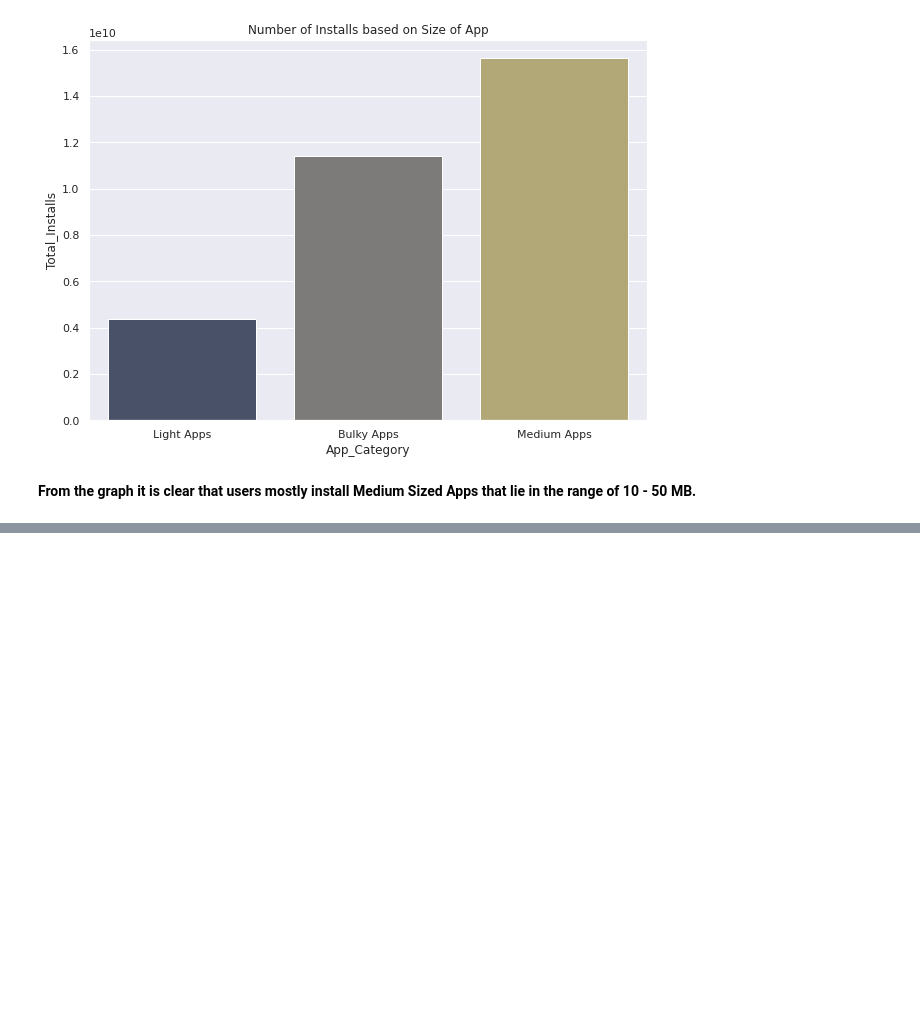
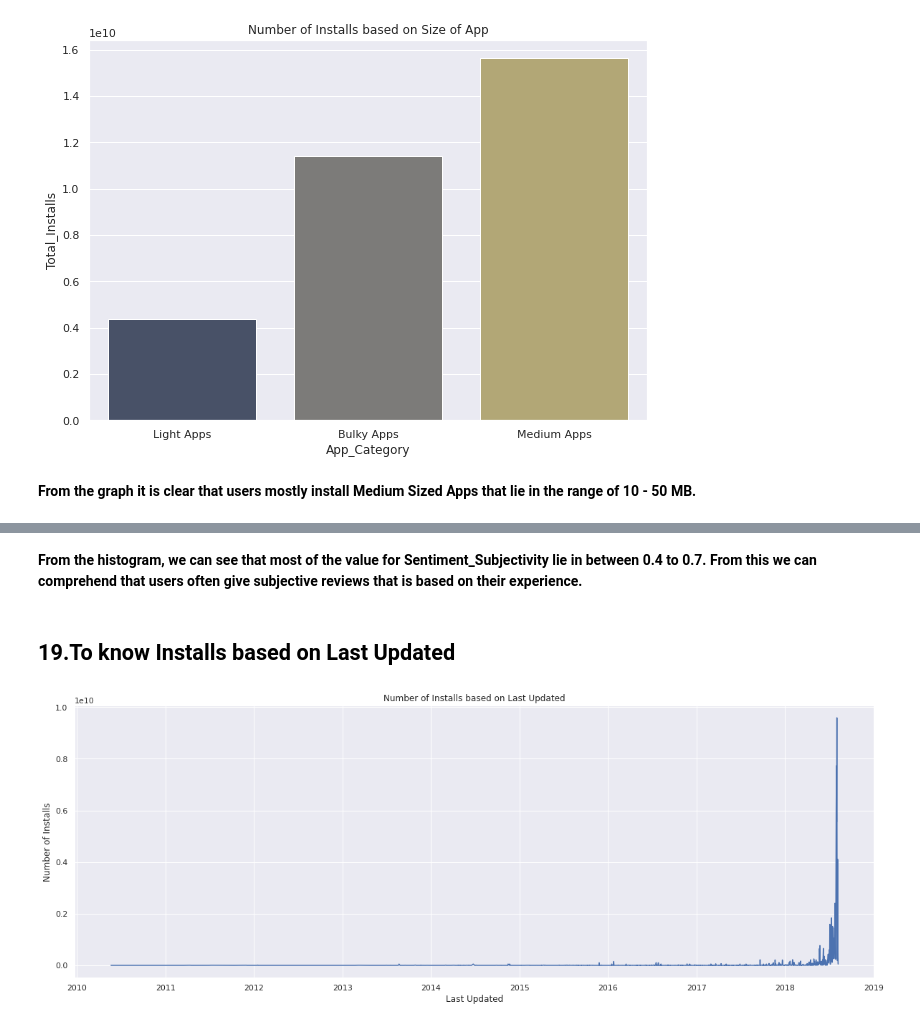
Before and after one commit to Srijan-Rai/Playstore, a Jupyter notebook: Final_Play_Store_App_Analysis.ipynb, the cells around one changed output, grey strips where cells are left out. Cells and saved outputs as stored; diff of their text form; code cells hidden in the pictures; blank space fills up the shorter version.

```diff
--- a/Final_Play_Store_App_Analysis.ipynb
+++ b/Final_Play_Store_App_Analysis.ipynb
@@ -712,0 +776,12 @@ plt.show()
+# %% [markdown]
+**From the histogram, we can see that most of the value for Sentiment_Subjectivity lie in between 0.4 to 0.7. From this we can comprehend that users often give subjective reviews that is based on their experience.**
+# %% [markdown]
+## **19.To know Installs based on Last Updated**
+# %%
+play_store_df.groupby('Last Updated')['Installs'].sum().plot()
+plt.title('Number of Installs based on Last Updated')
+plt.xlabel('Last Updated')
+plt.ylabel('Number of Installs')
+plt.show()
+# %% [output]
+[figure, added]
```
Also changed, not shown: parts of 11 cells of this notebook.
